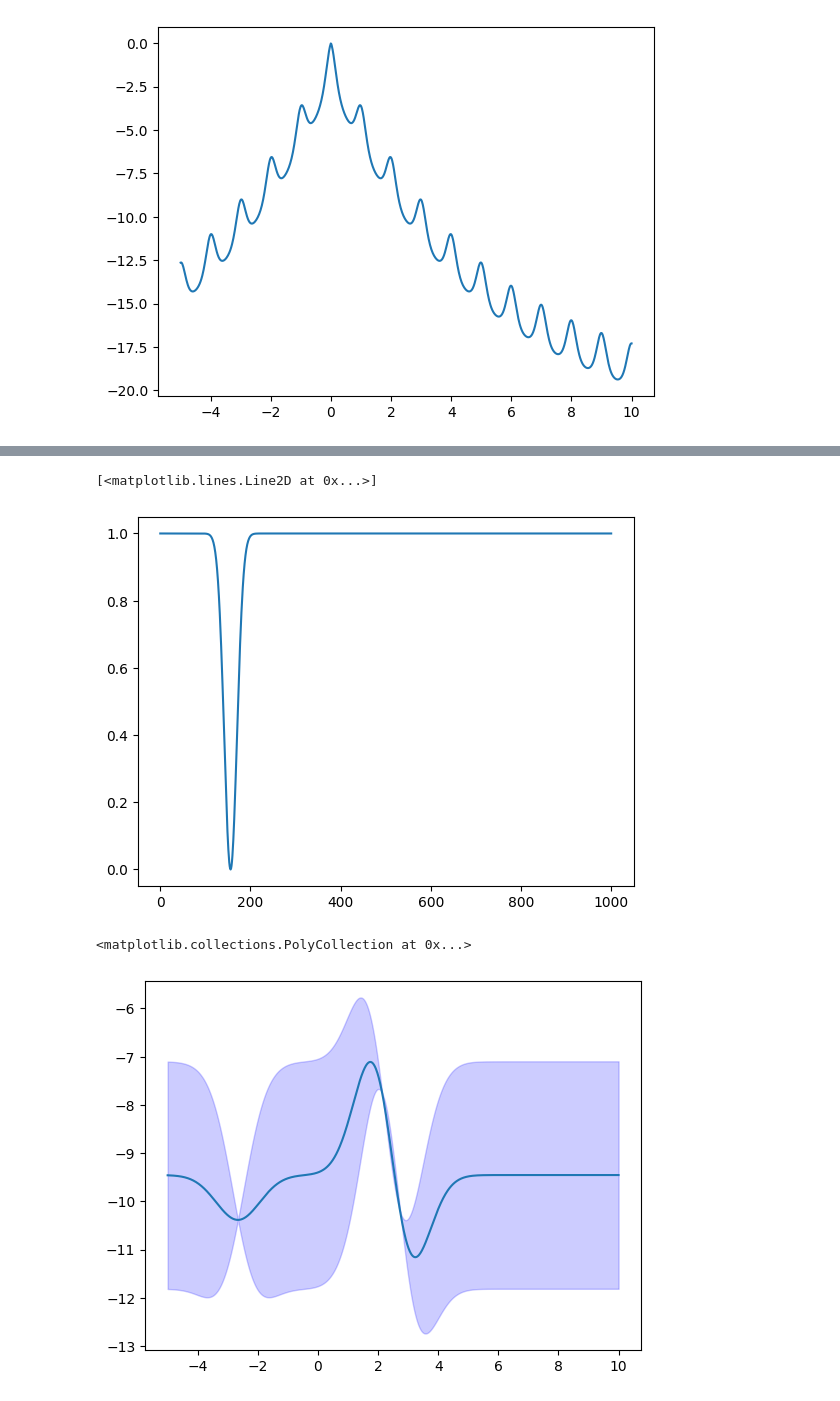
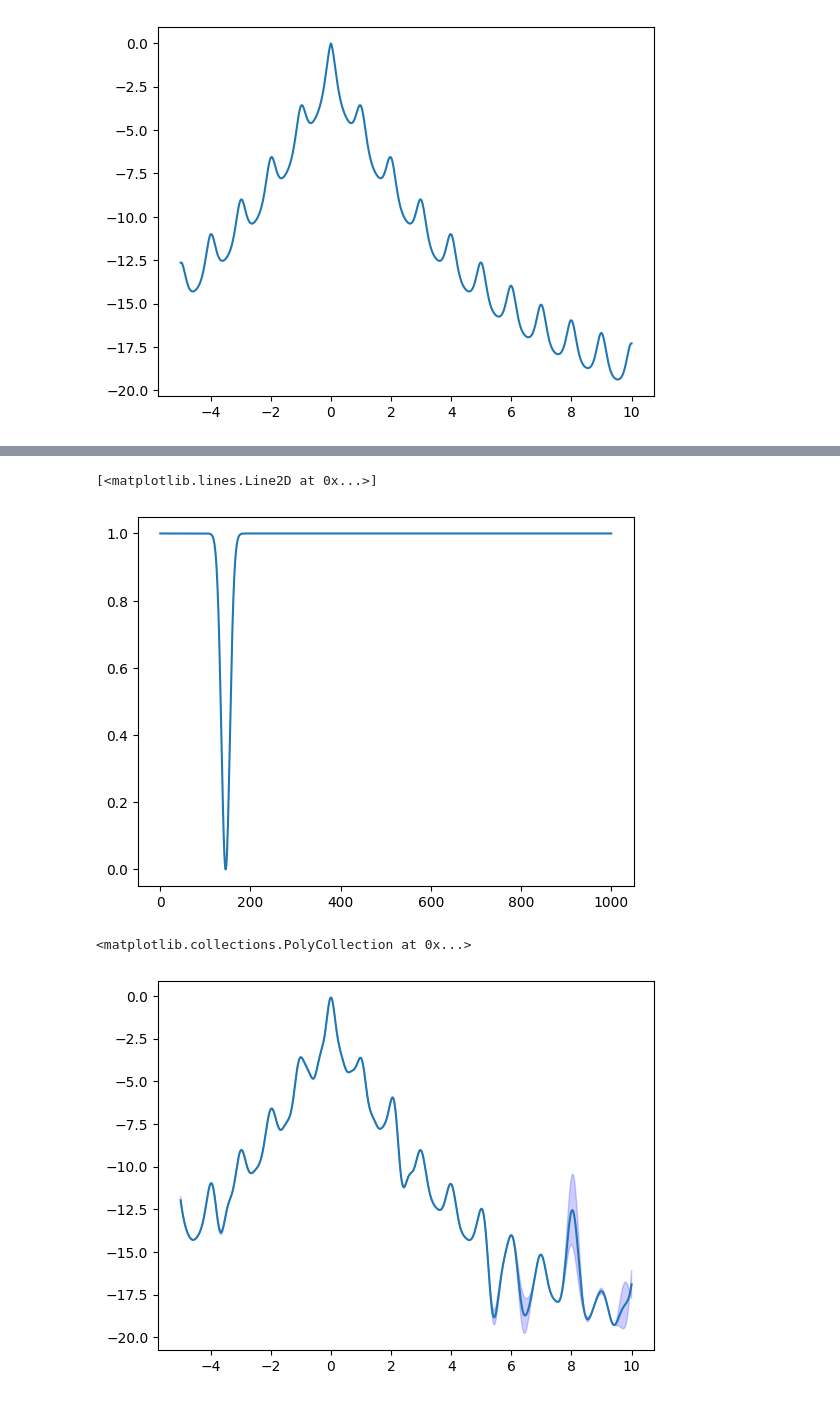
Before and after one commit to Jor-Lee/Bayesian, a Jupyter notebook: Benchmarking/Ackley/BOAckley.ipynb, the cells around one changed output, grey strips where cells are left out. Drawn from its saved outputs; the diff is of its cells as text; code cells hidden in the pictures.

```diff
--- a/Benchmarking/Ackley/BOAckley.ipynb
+++ b/Benchmarking/Ackley/BOAckley.ipynb
@@ -67,9 +69,10 @@ def RunBenchmark(dimensions, length_scale, kappa, acquisition_samples, iteration
 # %%
 length_scale = 0.3
 kappa = 1
-acquisition_samples = 1000
+acquisition_samples = 20000
 iterations = 100
-dimensions = 5
+dimensions = 7
+batch_size = 32
 
 bounds = np.array([[-5, 10]] * dimensions)
 
@@ -85,12 +88,12 @@ bo1 = BOPackage.BO(KernelFunction=Kernel,
                 acquisition_samples=acquisition_samples,
                 random_seed=random_seed)
 
-raw_X = bo1.GetRandomXBatch(1)
+raw_X = bo1.GetRandomXBatch(256)
 raw_y = Ackley(raw_X)
 bo1.UpdateData(raw_X, raw_y)
 
-for i in range(iterations):
-    raw_X = bo1.GetNextX(kappa=kappa)
+for i in range(1):
+    raw_X = bo1.GetNextXBatch(batch_size, kappa=kappa)
     raw_y = Ackley(np.array(raw_X))
     bo1.UpdateData(raw_X, raw_y)
 
@@ -103,7 +104,7 @@ firsts = []
 seconds = []
 thirds = []
 
-for i in range(10):
+for i in range(1):
     seed, first, second, third = RunBenchmark(dimensions, length_scale=length_scale, kappa=kappa, acquisition_samples=acquisition_samples, iterations=iterations)
     firsts.append(first)
     seconds.append(second)
@@ -118,7 +119,7 @@ np.mean(firsts), np.mean(seconds), np.mean(thirds)
 1D example of what the code is doing in multiple dimensions.
 """
 # %%
-length_scale = 0.3
+length_scale = 0.2
 kappa = 1
 acquisition_samples = 100
 iterations = 100
@@ -154,20 +155,20 @@ plt.plot(variance)
 # plt.xlim(200, 400)
 # %% [output]
 [<matplotlib.lines.Line2D at 0x...>]
-[figure, old version]
+[figure, new version]
 # %%
-for i in range(2):
+for i in range(5):
     raw_X = bo1.GetNextX(kappa=kappa)
     raw_y = Ackley(np.array(raw_X))
     bo1.UpdateData(raw_X, raw_y)
 
 mean, variance = bo1.PredictMeanVariance(candidate_x)
 
 plt.plot(candidate_x, mean)
 plt.fill_between(candidate_x[:,0], mean[:,0] - 1.96 * np.sqrt(variance[:,0]), mean[:,0] + 1.96 * np.sqrt(variance[:,0]), color = 'blue', alpha=0.2, label = '95% confidence interval')
 # %% [output]
 <matplotlib.collections.PolyCollection at 0x...>
-[figure, old version]
+[figure, new version]
 # %%
 plt.plot(variance)
 # %% [output]
```
Also changed, not shown: parts of 6 cells of this notebook, 5 other files.
